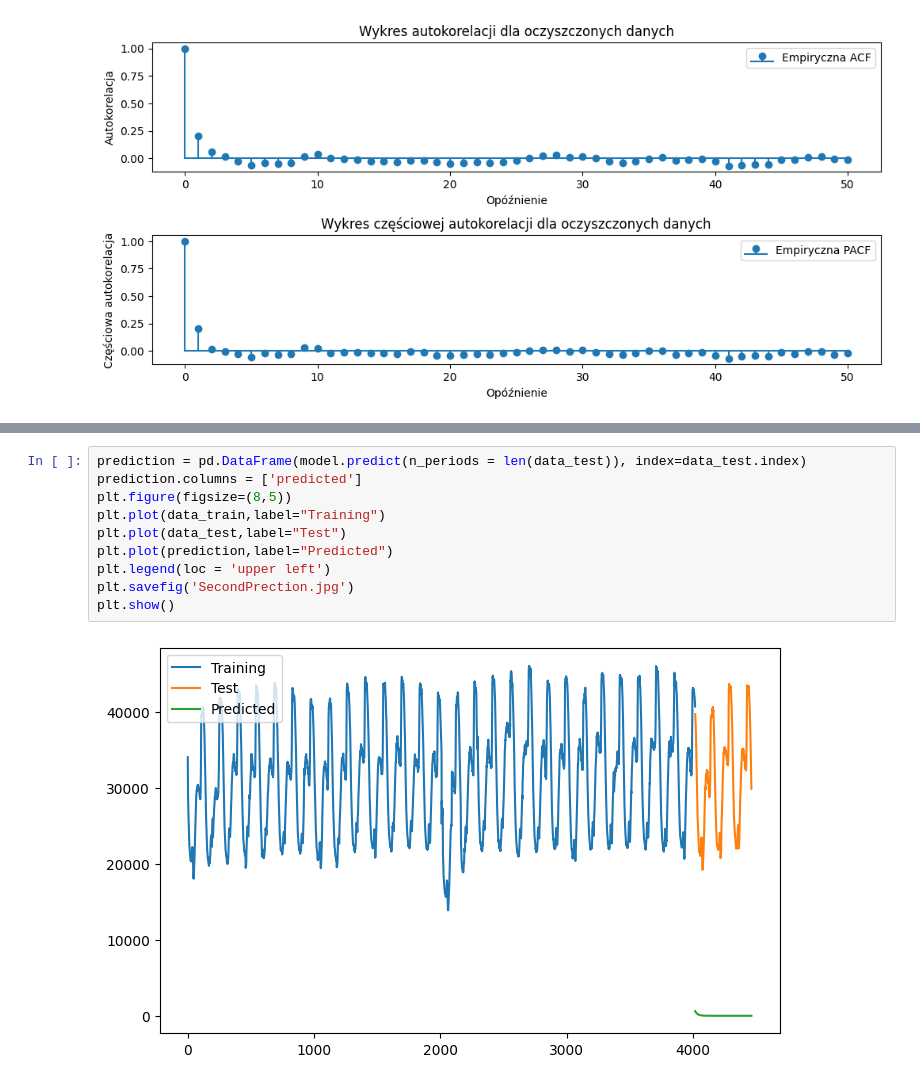
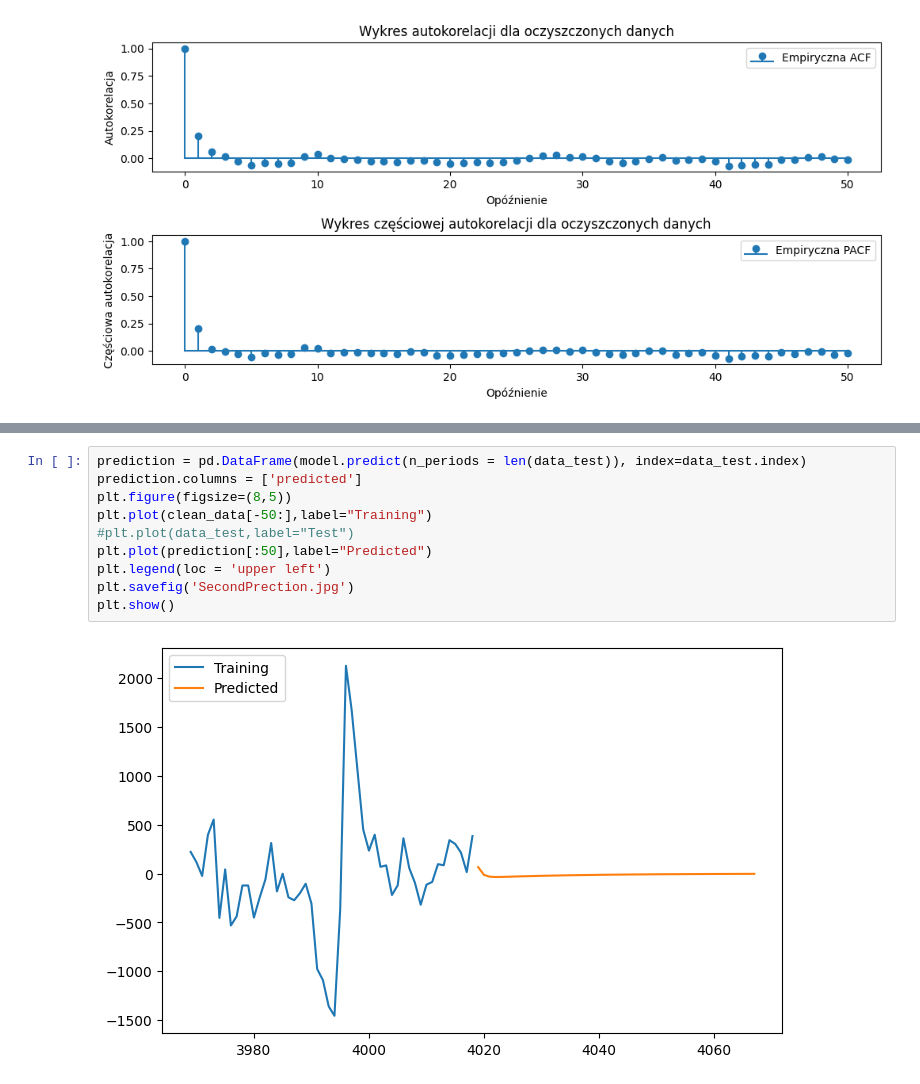
Before and after one commit to JKrempinska/kaszcz, a Jupyter notebook: dealing_with_data/analiza_danych.ipynb, the cells around one changed output, grey strips where cells are left out. Cells and saved outputs as stored; diff of their text form.

```diff
--- a/dealing_with_data/analiza_danych.ipynb
+++ b/dealing_with_data/analiza_danych.ipynb
@@ -184,14 +250,14 @@ Statystyka testowa = -10.876, p-Value = 0.0 => Stationary.
 # %%
 prediction = pd.DataFrame(model.predict(n_periods = len(data_test)), index=data_test.index)
 prediction.columns = ['predicted']
 plt.figure(figsize=(8,5))
-plt.plot(data_train,label="Training")
-plt.plot(data_test,label="Test")
-plt.plot(prediction,label="Predicted")
+plt.plot(clean_data[-50:],label="Training")
+#plt.plot(data_test,label="Test")
+plt.plot(prediction[:50],label="Predicted")
 plt.legend(loc = 'upper left')
 plt.savefig('SecondPrection.jpg')
 plt.show()
 # %% [output]
-[figure, old version]
+[figure, new version]
 # %%
 # Pobranie reszt modelu
```
Also changed, not shown: parts of 17 cells of this notebook.
